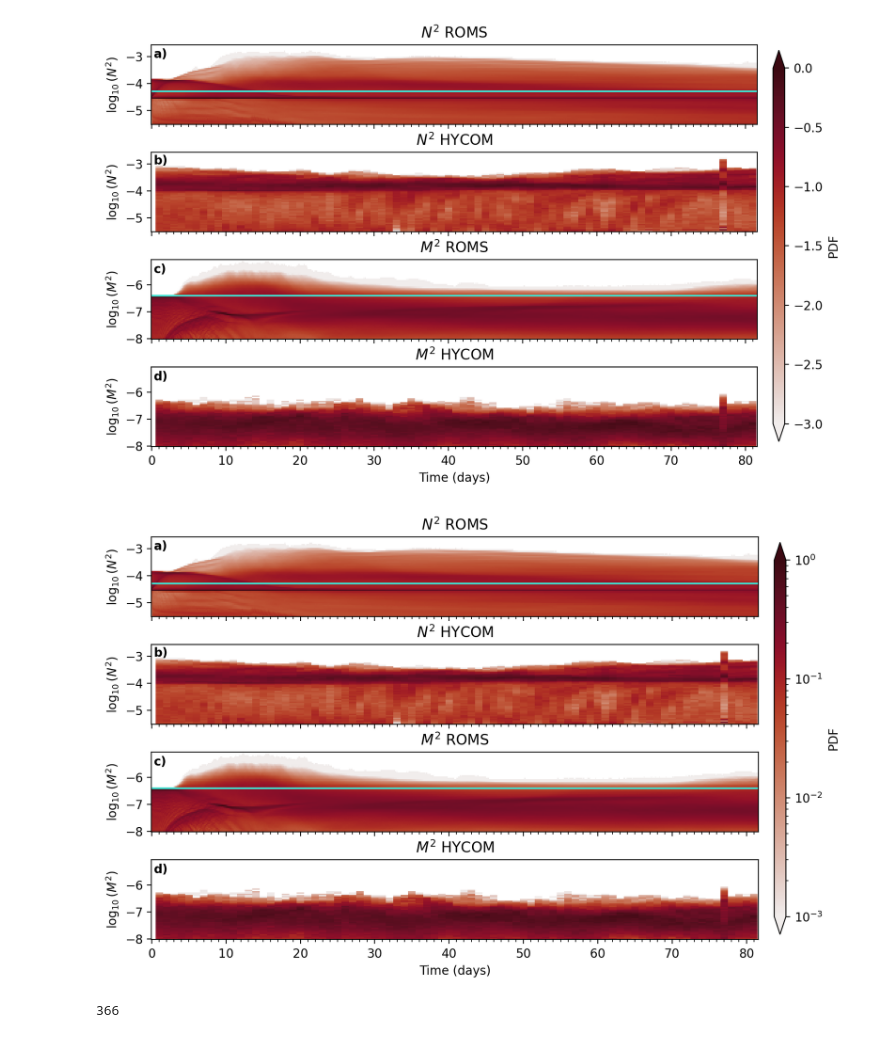
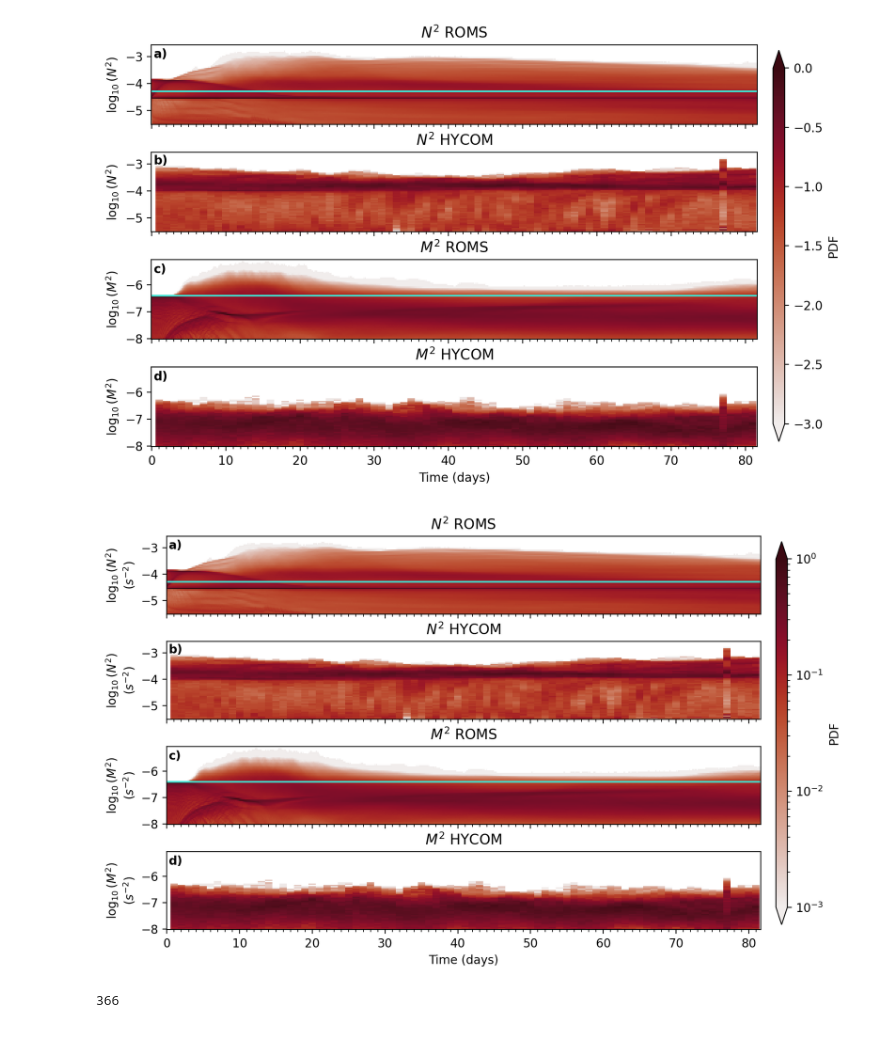
Before and after one commit to bundzis/beaufort_jet, a Jupyter notebook: Scripts/Analysis/plot_timeseries_M2_N2.ipynb, the cells around one changed output. Drawn from its saved outputs; the diff is of its cells as text; code cells hidden in the pictures.

Commit message:
added units to M2 N2 plot

```diff
--- a/Scripts/Analysis/plot_timeseries_M2_N2.ipynb
+++ b/Scripts/Analysis/plot_timeseries_M2_N2.ipynb
@@ -2006,38 +2006,38 @@ cbar1_ax = fig.add_axes([0.92, 0.12, 0.015, 0.75])
 cbar2 = fig.colorbar(p2, extend='both', format=LogFormatterMathtext(), cax=cbar1_ax)
 cbar2.set_label('PDF')
 
 # Add tick labels for every day
 for r in range(4):
     # Add tick for each day
     ax[r].xaxis.set_minor_locator(MultipleLocator(1))
 
 
 ax[3].tick_params(axis="x", labelbottom=True)
 ax[3].set_xlabel('Time (days)')
-ax[0].set_ylabel(r'$\log_{10}(N^2)$')
-ax[1].set_ylabel(r'$\log_{10}(N^2)$')
-ax[2].set_ylabel(r'$\log_{10}(M^2)$')
-ax[3].set_ylabel(r'$\log_{10}(M^2)$')
+ax[0].set_ylabel(r'$\log_{10}(N^2)$' + '\n' + r'$(s^{-2})$')
+ax[1].set_ylabel(r'$\log_{10}(N^2)$' + '\n' + r'$(s^{-2})$')
+ax[2].set_ylabel(r'$\log_{10}(M^2)$' + '\n' + r'$(s^{-2})$')
+ax[3].set_ylabel(r'$\log_{10}(M^2)$' + '\n' + r'$(s^{-2})$')
 #fig.text(0.06, 0.60, r'$\log_{10}(N^2)$', rotation=90)
 #fig.text(0.06, 0.20, r'$\log_{10}(M^2)$', rotation=90)
 
 # Add titles
 ax[0].set_title('$N^{2}$ ROMS')
 ax[1].set_title('$N^{2}$ HYCOM')
 ax[2].set_title('$M^{2}$ ROMS')
 ax[3].set_title('$M^{2}$ HYCOM')
 
 fig.subplots_adjust(hspace=0.35)
 
 # Add subplot labels
 fig.text(0.128, 0.855, 'a)', color='black', weight='bold')
 fig.text(0.128, 0.651, 'b)', color='black', weight='bold')
 fig.text(0.128, 0.443, 'c)', color='black', weight='bold')
 fig.text(0.128, 0.237, 'd)', color='black', weight='bold')
 
 plt.show()
 # %% [output]
-[figure, old version]
+[figure, new version]
 # %%
 len(m2_pdf_hycom[:,0])
 # %% [output]
```
Also changed, not shown: parts of 1 cell of this notebook.
